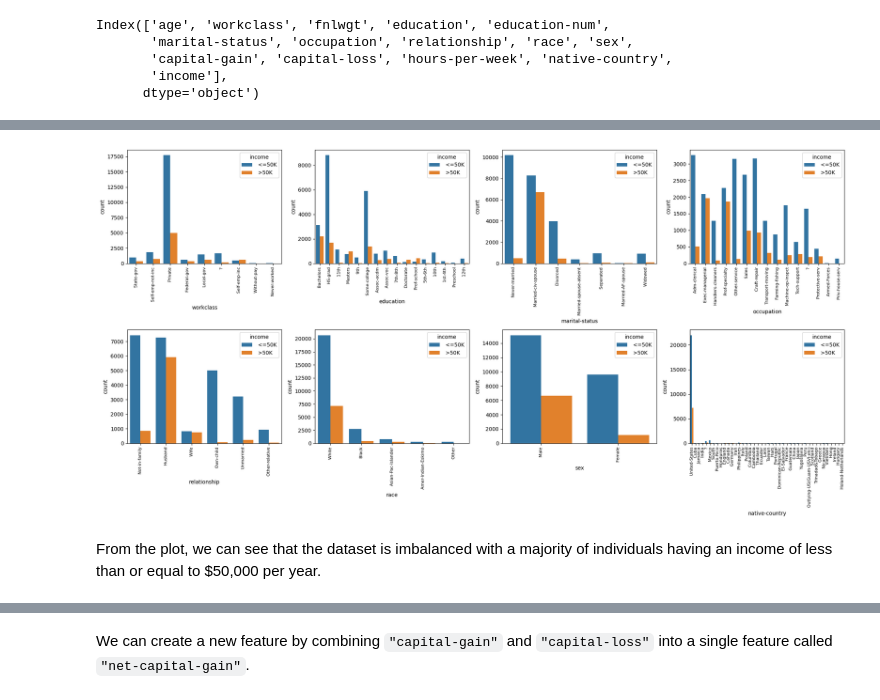
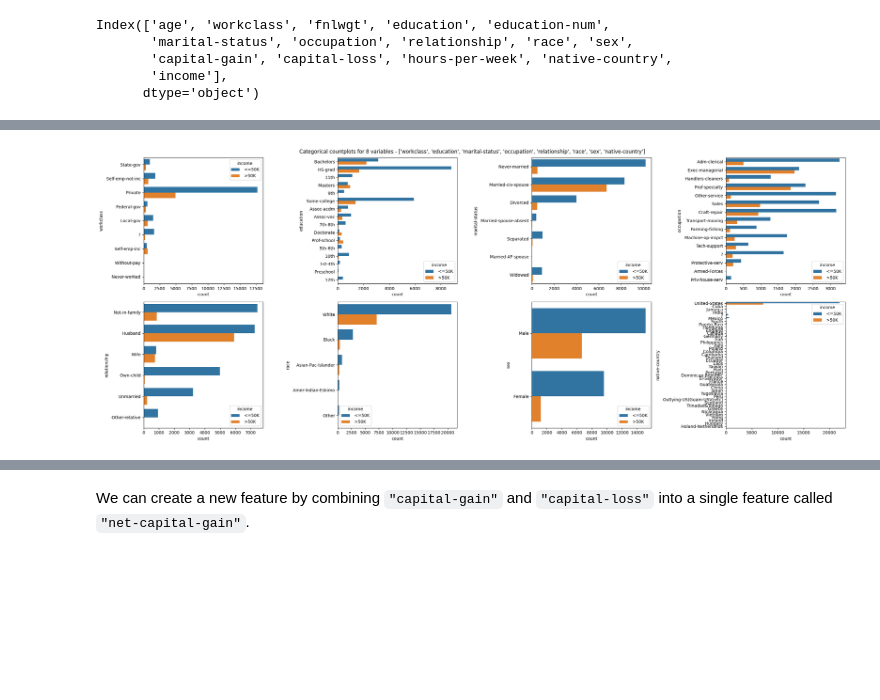
Before and after one commit to shrivastava95/data-visualization, a Jupyter notebook: Labs/datavis-lab5-6-exploratory-data-analysis/B20AI013_DV_lab_56_EDA.ipynb, the cells around one changed output, grey strips where cells are left out. Drawn from its saved outputs; the diff is of its cells as text; code cells hidden in the pictures; blank space fills up the shorter version.

```diff
--- a/Labs/datavis-lab5-6-exploratory-data-analysis/B20AI013_DV_lab_56_EDA.ipynb
+++ b/Labs/datavis-lab5-6-exploratory-data-analysis/B20AI013_DV_lab_56_EDA.ipynb
@@ -108,0 +113,6 @@ Let us visualize the distribution of the target variable, `"income"`, across the
+# %%
+categorical_cols = ["workclass", "education", "marital-status", "occupation", "relationship", "race", "sex", "native-country"]
+df = pd.read_csv(url, header=None, names=names)
+df.drop_duplicates(inplace=True)
+numerical_cols = [col for col in df.columns if col not in categorical_cols]
+print(numerical_cols)
@@ -108,0 +121,16 @@ Let us visualize the distribution of the target variable, `"income"`, across the
+# %%
+import seaborn as sns
+import matplotlib.pyplot as plt
+
+# Select the numerical variables
+numerical_cols = ['age', 'fnlwgt', 'education-num', 'capital-gain', 'capital-loss', 'hours-per-week']
+df_numerical = df[numerical_cols]
+
+# Visualize the distributions of the numerical variables
+fig, axs = plt.subplots(ncols=3, nrows=2, figsize=(12, 8))
+for i, col in enumerate(df_numerical.columns):
+    ax = axs[i//3, i%3]
+    sns.histplot(df_numerical[col], ax=ax, bins=10)
+    ax.set_title(col)
+plt.tight_layout()
+plt.show()
@@ -109,14 +177,16 @@ Let us visualize the distribution of the target variable, `"income"`, across the
+# %%
+df = pd.read_csv(url, header=None, names=names)
+df.drop_duplicates(inplace=True)
 # %%
-fig, axs = plt.subplots(nrows=2, ncols=4, figsize=[20, 10])
+fig, axs = plt.subplots(nrows=2, ncols=4, figsize=[25, 10])
 categorical_cols = ["workclass", "education", "marital-status", "occupation", "relationship", "race", "sex", "native-country"]
 for index, col in enumerate(categorical_cols):
     xi, yi = index % 4, index // 4
-    sns.countplot(x=col, data=df, hue="income", ax=axs[yi][xi])
-    axs[yi][xi].set_xticklabels(axs[yi][xi].get_xticklabels(), rotation=90, fontsize=8)
+    sns.countplot(y=col, data=df, hue="income", ax=axs[yi][xi], orient='v')
+    # axs[yi][xi].set_xticklabels(axs[yi][xi].get_xticklabels(), rotation=90, fontsize=8)
 
+fig.suptitle(f'Categorical countplots for 8 variables - {categorical_cols}')
 fig.tight_layout()
 plt.show()
 # %% [output]
-[figure, old version]
+[figure, new version]
-# %% [markdown]
-From the plot, we can see that the dataset is imbalanced with a majority of individuals having an income of less than or equal to $50,000 per year.
```
Also changed, not shown: parts of 25 cells of this notebook.
